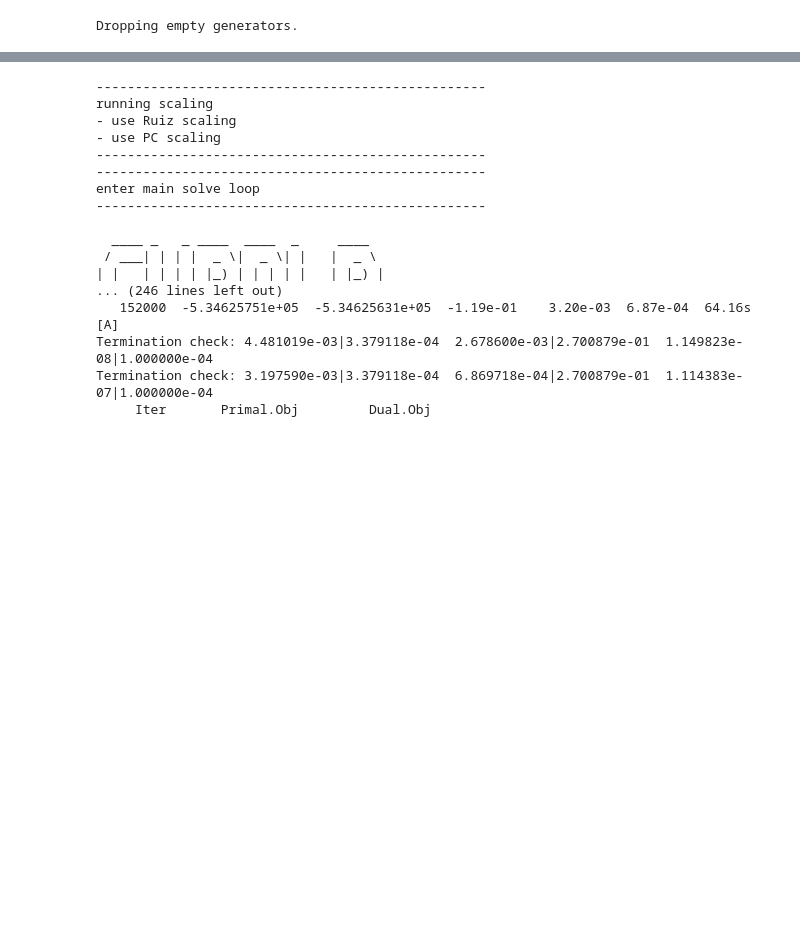
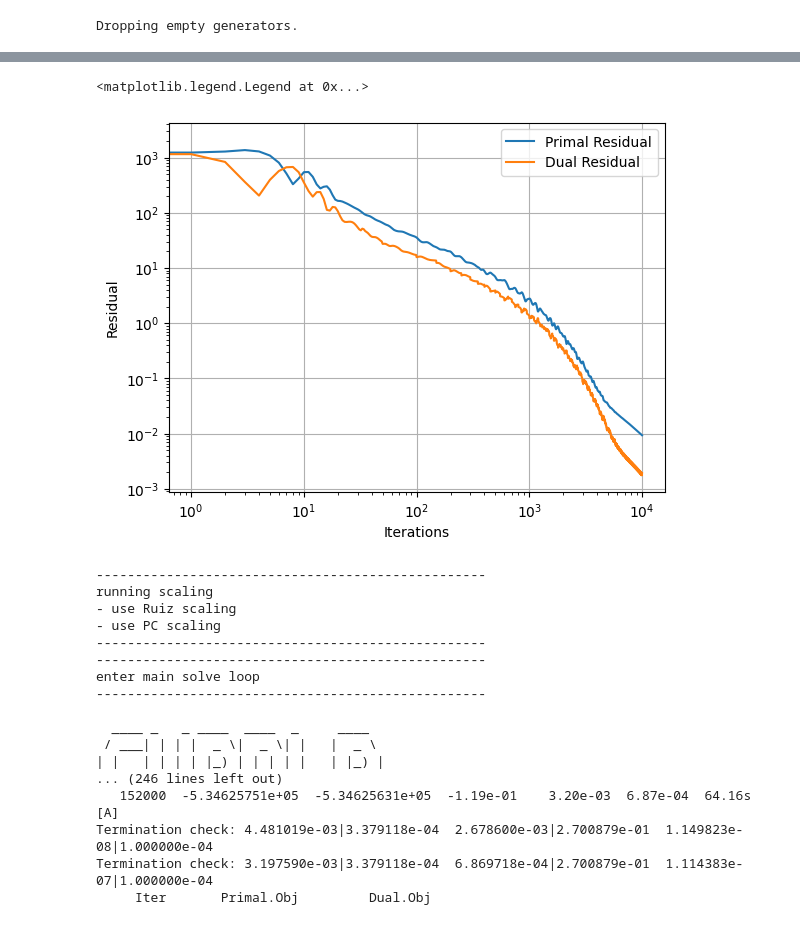
Before and after one commit to degleris1/zap, a Jupyter notebook: cone_notebooks/pdlp_tb.ipynb, the cells around one changed output, grey strips where cells are left out. Drawn from its saved outputs; the diff is of its cells as text; code cells hidden in the pictures; blank space fills up the shorter version.

```diff
--- a/cone_notebooks/pdlp_tb.ipynb
+++ b/cone_notebooks/pdlp_tb.ipynb
@@ -171,0 +203,22 @@ ADMM converged in 4226 iterations.
+# %%
+# Solve Conic PyPSA using Zap
+machine = 'cuda'
+dtype = torch.float32
+cone_bridge_pypsa = ConeBridge(pypsa_cone_params, ruiz_iters = 0)
+cone_admm_devices_pypsa = [d.torchify(machine=machine, dtype=dtype) for d in cone_bridge_pypsa.devices]
+cone_admm = ADMMSolver(
+    machine=machine,
+    dtype=dtype,
+    atol=1e-6,
+    rtol=1e-6,
+    num_iterations=10000,
+)
+start_time = time.time()
+cone_solution_admm_pypsa, cone_history_admm_pypsa = cone_admm.solve(
+    net=cone_bridge_pypsa.net, devices=cone_admm_devices_pypsa, time_horizon=cone_bridge_pypsa.time_horizon
+)
+end_time = time.time()
+solve_time = end_time - start_time
+obj_val = cone_solution_admm_pypsa.objective
+print(f"Objective value: {obj_val}")
+print(f"Time taken: {solve_time:.4f} seconds")
@@ -172,3 +232,13 @@ ADMM converged in 4226 iterations.
+# %%
+plt.loglog(cone_history_admm_pypsa.power, label='Primal Residual')
+plt.loglog(cone_history_admm_pypsa.dual_power, label='Dual Residual')
+plt.grid()
+plt.xlabel('Iterations')
+plt.ylabel('Residual')
+plt.legend()
+# %% [output]
+<matplotlib.legend.Legend at 0x...>
+[figure, added]
 # %%
 ## Solve using CuPDLP
 solver = pycupdlp.cupdlp()
```
Also changed, not shown: parts of 16 cells of this notebook, 6 other files.
